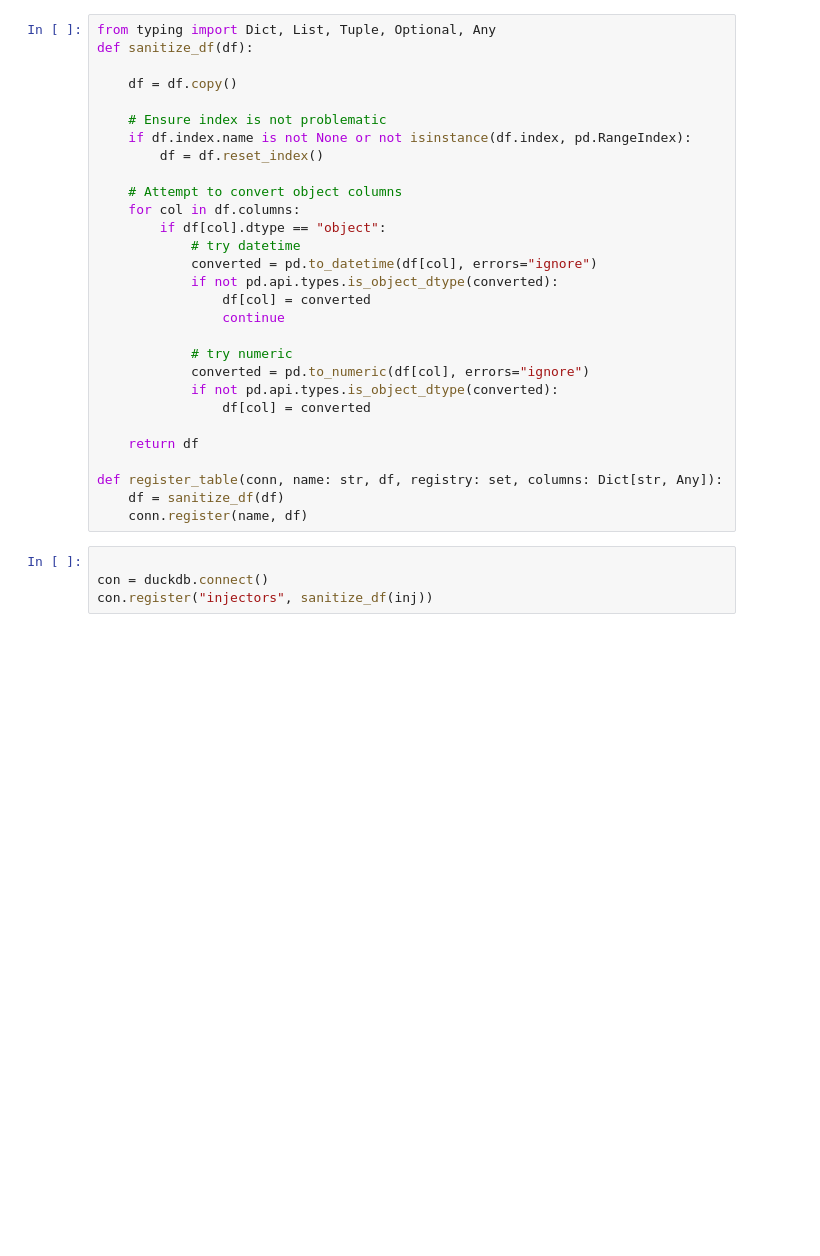
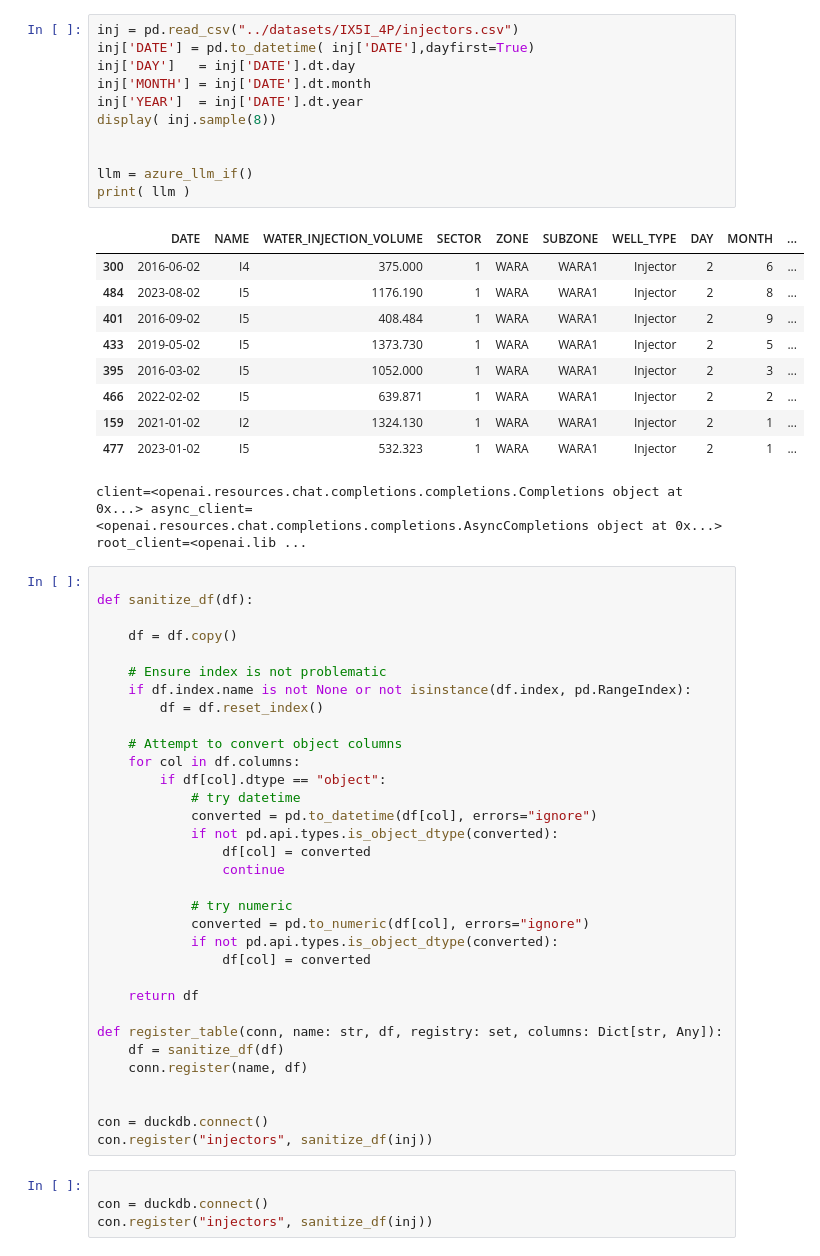
Before and after one commit to xavierbox/AgenticWaterfloodInsights3, a Jupyter notebook: notebooks/duckdb_play.ipynb, the cells around one changed output. Drawn from its saved outputs; the diff is of its cells as text; blank space fills up the shorter version.

```diff
--- a/notebooks/duckdb_play.ipynb
+++ b/notebooks/duckdb_play.ipynb
@@ -38,5 +306,27 @@ client=<openai.resources.chat.completions.completions.Completions object at 0x..
+# %%
+inj = pd.read_csv("../datasets/IX5I_4P/injectors.csv")
+inj['DATE'] = pd.to_datetime( inj['DATE'],dayfirst=True)
+inj['DAY']   = inj['DATE'].dt.day
+inj['MONTH'] = inj['DATE'].dt.month
+inj['YEAR']  = inj['DATE'].dt.year
+display( inj.sample(8))
+
+
+llm = azure_llm_if()
+print( llm )
+# %% [output]
+|  | DATE | NAME | WATER_INJECTION_VOLUME | SECTOR | ZONE | SUBZONE | WELL_TYPE | DAY | MONTH | ... |
+| 300 | 2016-06-02 | I4 | 375.000 | 1 | WARA | WARA1 | Injector | 2 | 6 | ... |
+| 484 | 2023-08-02 | I5 | 1176.190 | 1 | WARA | WARA1 | Injector | 2 | 8 | ... |
+| 401 | 2016-09-02 | I5 | 408.484 | 1 | WARA | WARA1 | Injector | 2 | 9 | ... |
+| 433 | 2019-05-02 | I5 | 1373.730 | 1 | WARA | WARA1 | Injector | 2 | 5 | ... |
+| 395 | 2016-03-02 | I5 | 1052.000 | 1 | WARA | WARA1 | Injector | 2 | 3 | ... |
+| 466 | 2022-02-02 | I5 | 639.871 | 1 | WARA | WARA1 | Injector | 2 | 2 | ... |
+| 159 | 2021-01-02 | I2 | 1324.130 | 1 | WARA | WARA1 | Injector | 2 | 1 | ... |
+| 477 | 2023-01-02 | I5 | 532.323 | 1 | WARA | WARA1 | Injector | 2 | 1 | ... |
+client=<openai.resources.chat.completions.completions.Completions object at 0x...> async_client=<openai.resources.chat.completions.completions.AsyncCompletions object at 0x...> root_client=<openai.lib ...
 # %%
-from typing import Dict, List, Tuple, Optional, Any
+
 def sanitize_df(df):
 
     df = df.copy()
@@ -64,6 +354,10 @@ def sanitize_df(df):
 def register_table(conn, name: str, df, registry: set, columns: Dict[str, Any]):
     df = sanitize_df(df)
     conn.register(name, df)
+
+
+con = duckdb.connect()
+con.register("injectors", sanitize_df(inj))
 # %%
 
 con = duckdb.connect()
```
Also changed, not shown: parts of 11 cells of this notebook, 3 other files.
